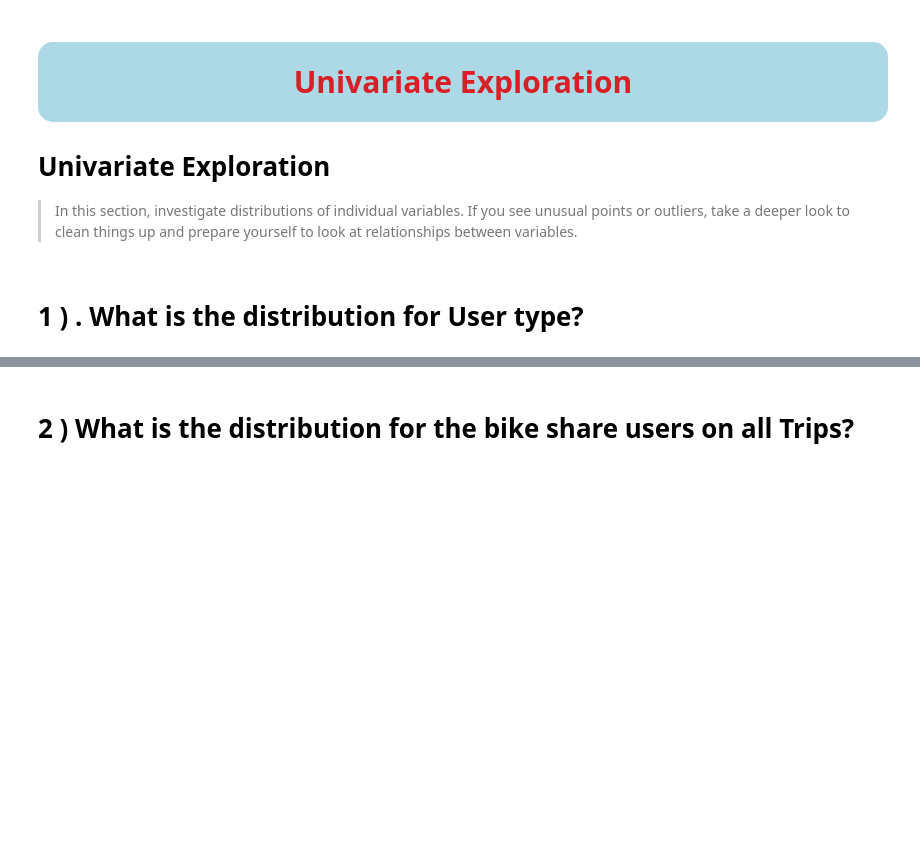
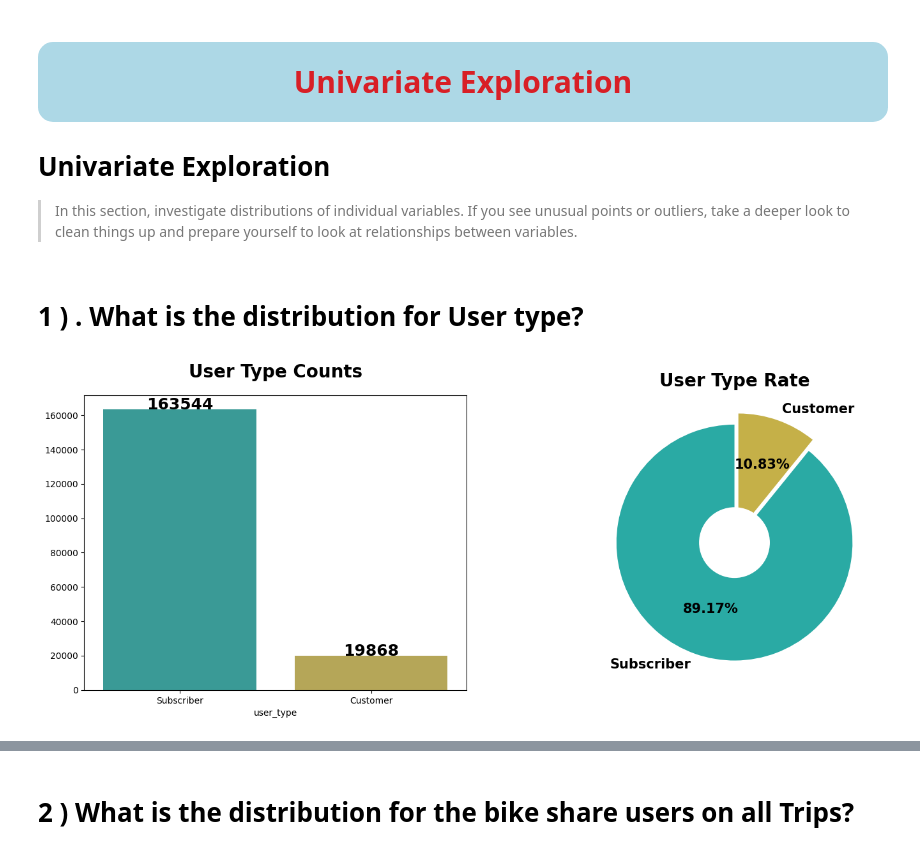
Before and after one commit to Hazem-Amr/Amit, a Jupyter notebook: data science-Final-Project.ipynb, the cells around one changed output, grey strips where cells are left out. Cells and saved outputs as stored; diff of their text form; code cells hidden in the pictures; blank space fills up the shorter version.

Commit message:
feat: univariate & bivariate visualization

```diff
--- a/data science-Final-Project.ipynb
+++ b/data science-Final-Project.ipynb
@@ -114,7 +114,7 @@ warnings.filterwarnings('ignore')
 # %%
 from data_preprocessor import PreprocessingPipeline
 # %%
-df = pd.read_csv(r'C:\Users\Lenovo\Desktop\DEPI(R_2)\Amit\data\fordgobike-tripdataFor201902.csv')
+df = pd.read_csv(r'D:\DEPI_ML_Track\DEPI_Data_Analysis_Project\data\fordgobike-tripdataFor201902.csv')
 df.head()
 # %% [output]
 |  | duration_sec | start_time | end_time | start_station_id | start_station_name | start_station_latitude | ... |
@@ -660 +680,21 @@ import seaborn as sns
+# %%
+#Visualization to show user_types in Counts.
+plt.figure(figsize=(17,6))
+plt.subplot(1,2,1)
+user_type = df["user_type"].value_counts().reindex(["Subscriber", "Customer"])
+sns.barplot(x=user_type.index,y=user_type.values,palette=["#2aaaa4","#C5B048"])
+plt.title("User Type Counts",fontweight="black",size=20,pad=20)
+for i, v in enumerate(user_type.values):
+    plt.text(i, v, v,ha="center", fontweight='black', fontsize=18)
+
+#Visualization to show user_types in Percentage.
+plt.subplot(1,2,2)
+plt.pie(user_type, labels= user_type.index, autopct="%.2f%%", textprops={"fontweight":"black","size":15}, colors = ["#2aaaa4","#C5B048"],explode=[0,0.1],startangle=90)
+center_circle = plt.Circle((0, 0), 0.3, fc='white')
+fig = plt.gcf()
+fig.gca().add_artist(center_circle)
+plt.title("User Type Rate",fontweight="black",size=20,pad=10)
+plt.show()
+# %% [output]
+[figure, added]
 # %% [markdown]
```
Also changed, not shown: parts of 33 cells of this notebook.
